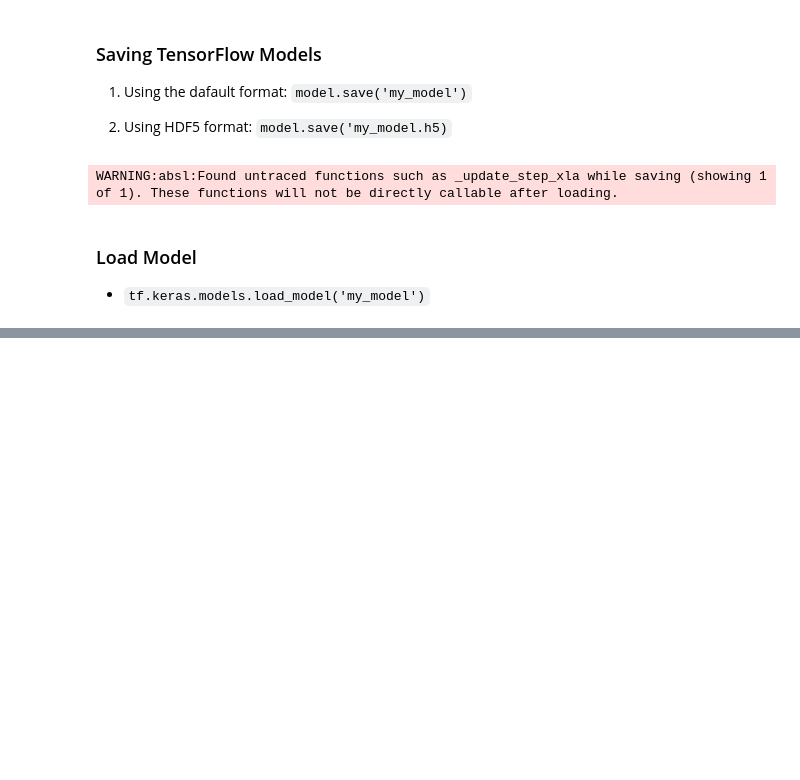
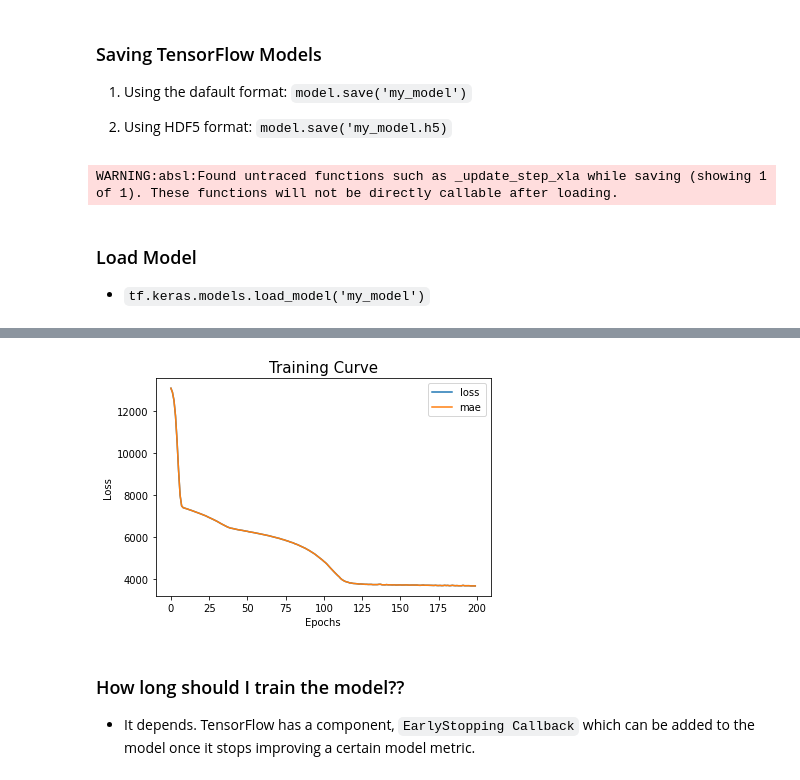
Before and after one commit to chineidu/NLP-Tutorial, a Jupyter notebook: notebook/03_tensorflow/02_regression_with_tf.ipynb, the cells around one changed output, grey strips where cells are left out. Cells and saved outputs as stored; diff of their text form; code cells hidden in the pictures; blank space fills up the shorter version.

```diff
--- a/notebook/03_tensorflow/02_regression_with_tf.ipynb
+++ b/notebook/03_tensorflow/02_regression_with_tf.ipynb
@@ -617,0 +657,14 @@ array([[ True],
+# %%
+# Split the data into training and validation sets
+from sklearn.model_selection import train_test_split
+
+RANDOM_STATE = 123
+TEST_SIZE = 0.2
+TARGET = "charges"
+
+X = one_hot_enc_data.drop(columns=[TARGET])  # Matrix
+y = one_hot_enc_data[TARGET]  # Vector
+
+X_train, X_val, y_train, y_val = train_test_split(X, y, test_size=TEST_SIZE, random_state=RANDOM_STATE)
+
+X_train.shape, X_val.shape
@@ -617,0 +808,17 @@ array([[ True],
+# %%
+tf.random.set_seed(SEED)
+
+# build model
+model_3 = tf.keras.Sequential([
+    tf.keras.layers.Dense(units=100, input_shape=[X_train.shape[-1]], name="input_layer"),
+    tf.keras.layers.Dense(units=10, name="hidden_layer"),
+    tf.keras.layers.Dense(units=1)
+])
+
+# Compile model
+model_3.compile(loss=tf.keras.losses.mae,
+                optimizer=tf.keras.optimizers.Adam(),
+                metrics=["mae"])
+
+# Model summary
+model_3.summary()
@@ -617,0 +841,3 @@ array([[ True],
+# %%
+# Fit
+history = model_3.fit(X_train, y_train, epochs=200)
@@ -617,0 +868,15 @@ array([[ True],
+# %%
+# Plot History (AKA Training Curve)
+history_df = pd.DataFrame(history.history)
+
+history_df.plot()
+plt.title("Training Curve", size=15)
+plt.xlabel("Epochs")
+plt.ylabel("Loss")
+plt.show()
+# %% [output]
+[figure, added]
+# %% [markdown]
+### How long should I train the model??
+
+* It depends. TensorFlow has a component, `EarlyStopping Callback` which can be added to the model once it stops improving a certain model metric.
```
Also changed, not shown: parts of 40 cells of this notebook.
